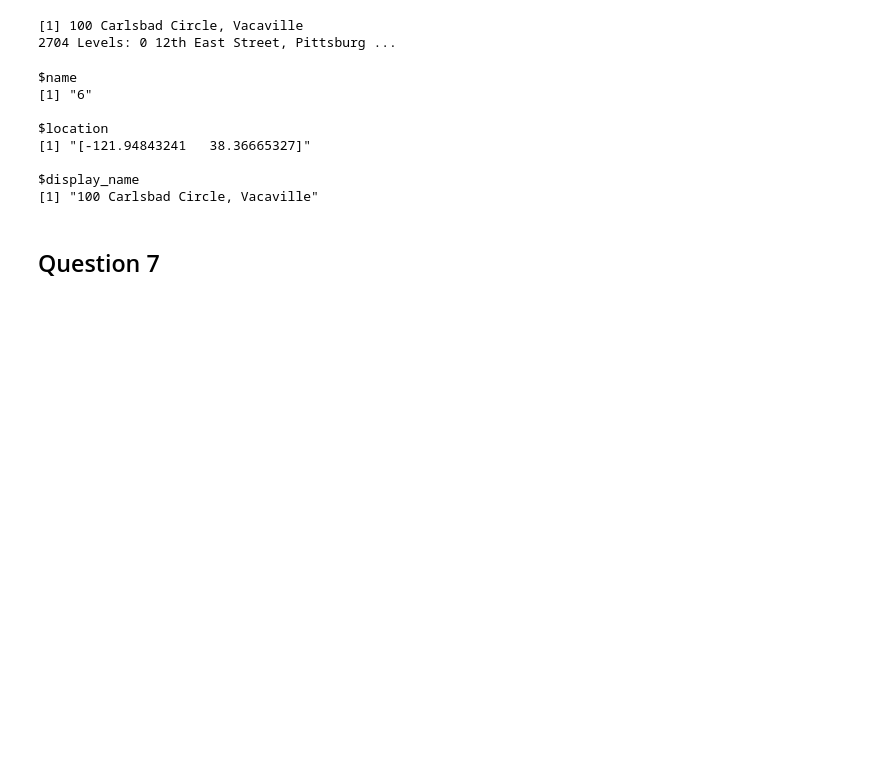
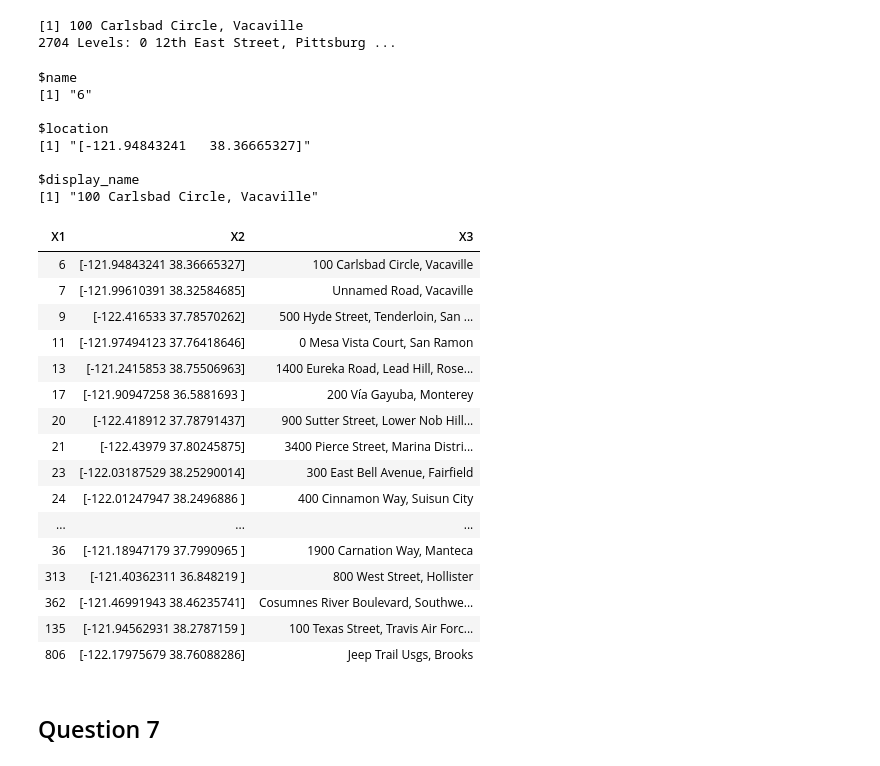
Before and after one commit to maithilibhide/ECE232, a Jupyter notebook: Project5/Uber_Graph.ipynb, the cells around one changed output. Cells and saved outputs as stored; diff of their text form; code cells hidden in the pictures; blank space fills up the shorter version.

```diff
--- a/Project5/Uber_Graph.ipynb
+++ b/Project5/Uber_Graph.ipynb
@@ -78,6 +78,26 @@ for (v in V(gcc)$name) {
 }
 # %%
 all_info <- cbind(vertex_attr(gcc)$name, vertex_attr(gcc)$location, vertex_attr(gcc)$display_name)
+# %%
+data.frame(all_info)
+# %% [output]
+| X1 | X2 | X3 |
+| 6 | [-121.94843241 38.36665327] | 100 Carlsbad Circle, Vacaville |
+| 7 | [-121.99610391 38.32584685] | Unnamed Road, Vacaville |
+| 9 | [-122.416533 37.78570262] | 500 Hyde Street, Tenderloin, San ... |
+| 11 | [-121.97494123 37.76418646] | 0 Mesa Vista Court, San Ramon |
+| 13 | [-121.2415853 38.75506963] | 1400 Eureka Road, Lead Hill, Rose... |
+| 17 | [-121.90947258 36.5881693 ] | 200 Vía Gayuba, Monterey |
+| 20 | [-122.418912 37.78791437] | 900 Sutter Street, Lower Nob Hill... |
+| 21 | [-122.43979 37.80245875] | 3400 Pierce Street, Marina Distri... |
+| 23 | [-122.03187529 38.25290014] | 300 East Bell Avenue, Fairfield |
+| 24 | [-122.01247947 38.2496886 ] | 400 Cinnamon Way, Suisun City |
+| ... | ... | ... |
+| 36 | [-121.18947179 37.7990965 ] | 1900 Carnation Way, Manteca |
+| 313 | [-121.40362311 36.848219 ] | 800 West Street, Hollister |
+| 362 | [-121.46991943 38.46235741] | Cosumnes River Boulevard, Southwe... |
+| 135 | [-121.94562931 38.2787159 ] | 100 Texas Street, Travis Air Forc... |
+| 806 | [-122.17975679 38.76088286] | Jeep Trail Usgs, Brooks |
 # %%
 write.csv(data.frame(all_info), "../uber_data/GCC_nodes.csv")
 # %% [markdown]
```
Also changed, not shown: parts of 7 cells of this notebook.
